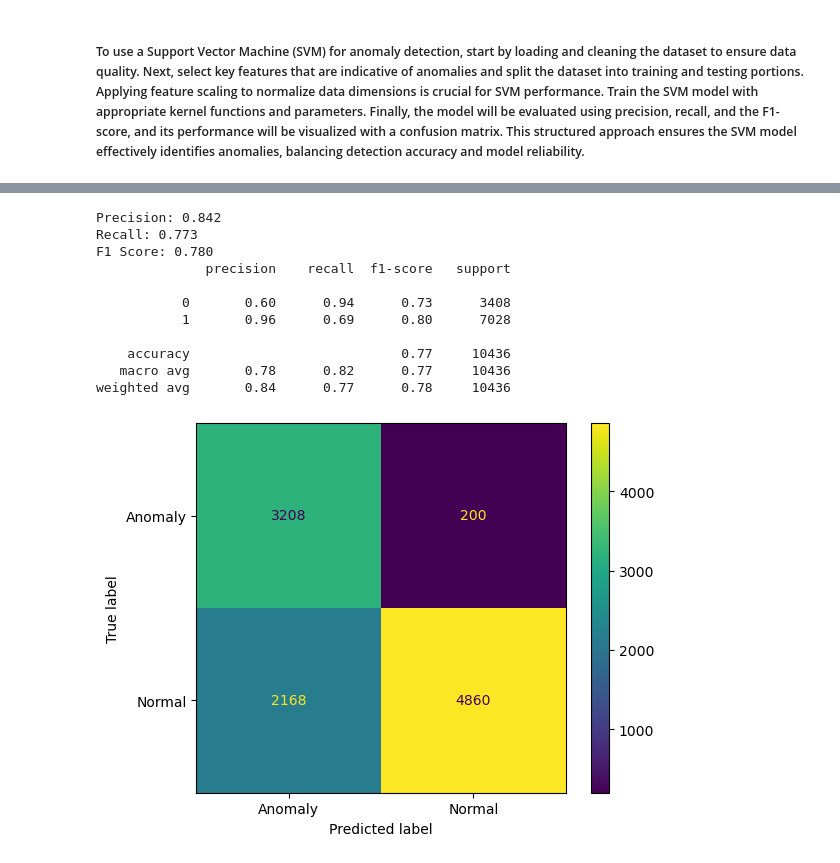
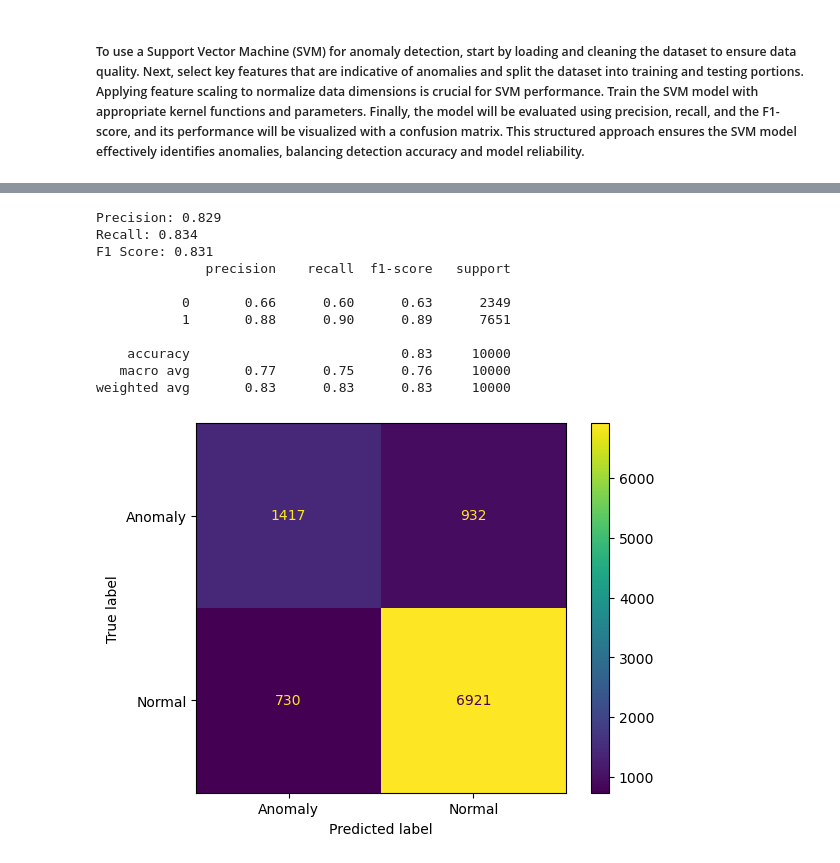
Before and after one commit to sebhatgg/DSE, a Jupyter notebook: rt_test_SVM_Final.ipynb, the cells around one changed output, grey strips where cells are left out. Saved outputs shown, nothing was run; the diff lists cells and outputs as text; code cells hidden in the pictures.

```diff
--- a/rt_test_SVM_Final.ipynb
+++ b/rt_test_SVM_Final.ipynb
@@ -18,33 +18,36 @@ from sklearn.svm import OneClassSVM
 def anomaly_detection_svm():
     # Load the dataset
 
-    data = pd.read_csv('US_Util_2020.csv')
+    # Load data from a CSV file
+    data1 = pd.read_csv('rt_test.csv')
+
+    data = data1.sample(n=50000, random_state=5)
+
+    data = data.drop(['proto','service','Attack_type'], axis=1)
+    data.dropna(axis=0, inplace=True)
+
+    for column in data.columns:
+        data[column] = pd.to_numeric(data[column], errors='coerce')
+
+    data.info()
+
+    # Preprocessing
+    scaler = StandardScaler()
+    data_scaled = scaler.fit_transform(data)
 
     #convert all the values in the columns into numeric
-    label_encoder = LabelEncoder()
-    for column in data.select_dtypes(include=['object']).columns:
-        data[column] = label_encoder.fit_transform(data[column])
+    for column in data.columns:
+        data[column] = pd.to_numeric(data[column], errors='coerce')
 
+    X = data.drop('payload_bytes_per_second', axis=1)  # Assuming 'label' is your target column
+    y_cont = data['payload_bytes_per_second']
 
-    data = data.drop(['zip'], axis=1)
+#     # First, binarize `y` based on a chosen threshold.
+    y = np.where(y_cont > 1000, 1, 0)  # Define `threshold` based on your domain knowledge
 
-    data.info()
-    X = data.drop('res_rate', axis=1)  # Assuming 'target' is the column name of the continuous target variable
-    y_cont = data['res_rate']
-
-    data = data.dropna(axis=0, inplace=True)
-#     #convert all the values in the columns into numeric
-#     for column in data.columns:
-#         data[column] = pd.to_numeric(data[column], errors='coerce')
-
-    y = np.where(y_cont > 0.1, 1, 0)  # Define `threshold` based on your domain knowledge
-
-    selector = SelectKBest(f_classif, k=6)
+    # Select top k features; you might adjust k based on your dataset
+    selector = SelectKBest(f_classif, k=15)
     X_selected = selector.fit_transform(X, y)
-
-    X_selected
-
-
 
     # Split the data into train and test
     X_train, X_test, y_train, y_test = train_test_split(X_selected, y, test_size=0.2, random_state=42)
@@ -116,12 +121,12 @@ memory usage: 2.4 MB
-Precision: 0.842
-Recall: 0.773
-F1 Score: 0.780
+Precision: 0.829
+Recall: 0.834
+F1 Score: 0.831
               precision    recall  f1-score   support
 
-           0       0.60      0.94      0.73      3408
-           1       0.96      0.69      0.80      7028
+           0       0.66      0.60      0.63      2349
+           1       0.88      0.90      0.89      7651
 
-    accuracy                           0.77     10436
-   macro avg       0.78      0.82      0.77     10436
-weighted avg       0.84      0.77      0.78     10436
+    accuracy                           0.83     10000
+   macro avg       0.77      0.75      0.76     10000
+weighted avg       0.83      0.83      0.83     10000
-[figure, old version]
+[figure, new version]
```
Also changed, not shown: parts of 1 cell of this notebook, 4 other files.
